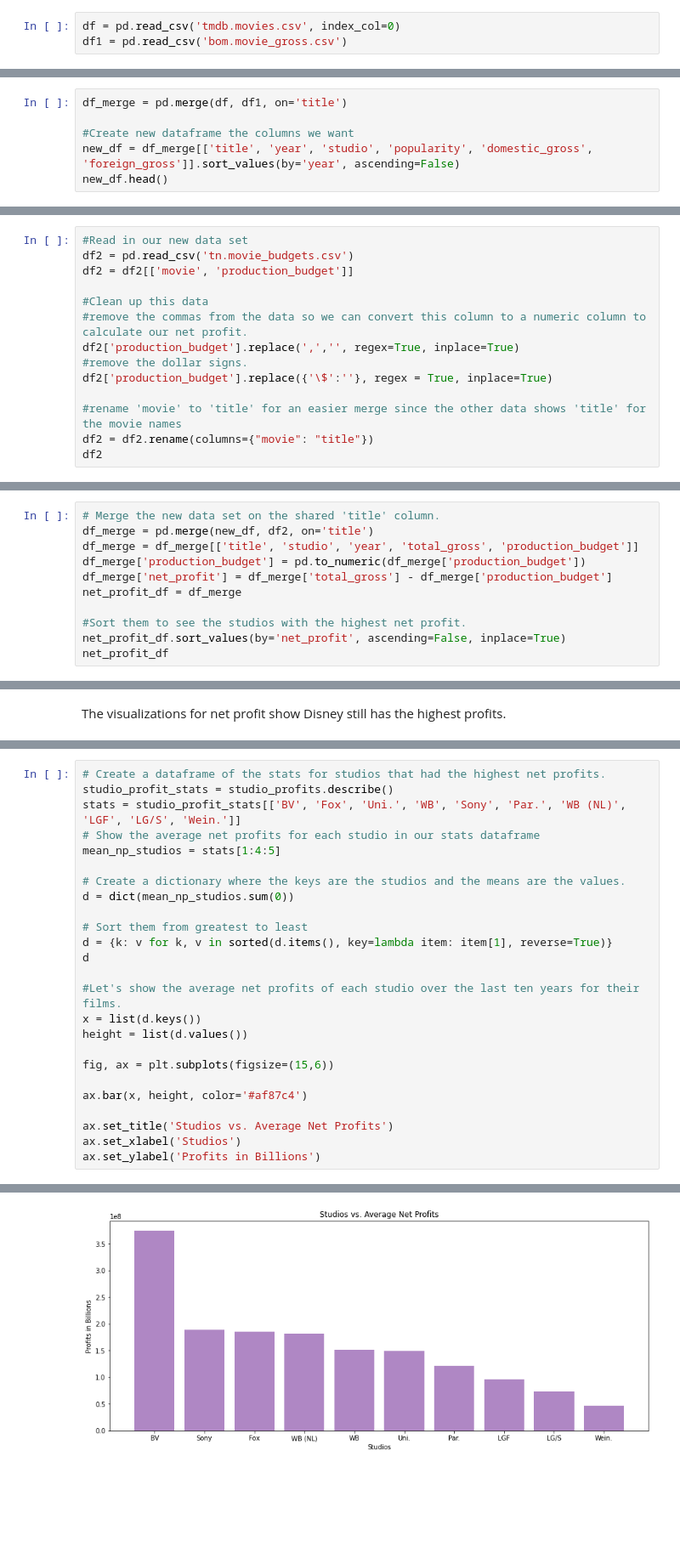
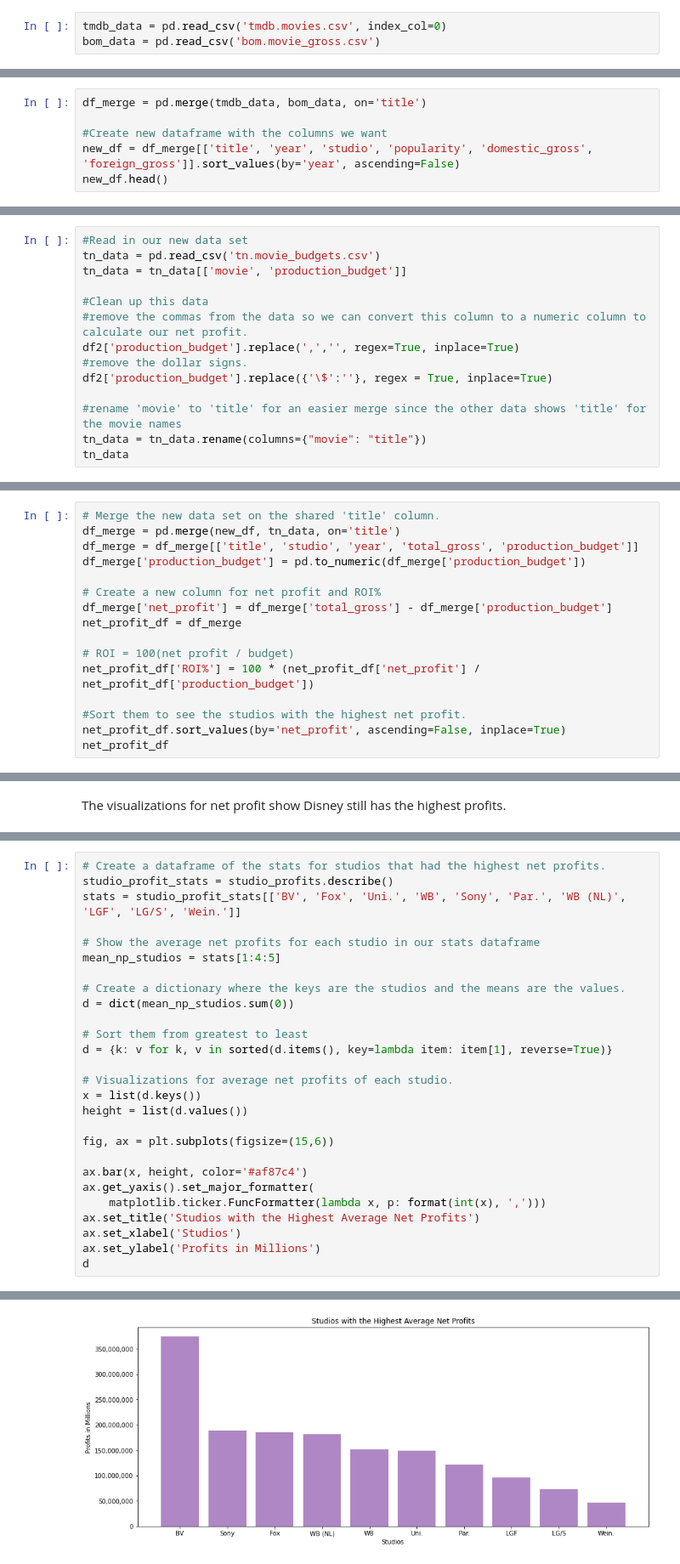
Before and after one commit to AidanStack/Movie_Data_Analysis_Project, a Jupyter notebook: Jen's Studio to Profit Analysis.ipynb, the cells around one changed output, grey strips where cells are left out. Shown: that part at 85% size. Cells and saved outputs as stored; diff of their text form; blank space fills up the shorter version.

```diff
--- a/Jen's Studio to Profit Analysis.ipynb
+++ b/Jen's Studio to Profit Analysis.ipynb
@@ -19,6 +18,6 @@ import seaborn as sns
 ### Step 1.1:
 Reading in the data
 # %%
-df = pd.read_csv('tmdb.movies.csv', index_col=0)
-df1 = pd.read_csv('bom.movie_gross.csv')
+tmdb_data = pd.read_csv('tmdb.movies.csv', index_col=0)
+bom_data = pd.read_csv('bom.movie_gross.csv')
 # %%
@@ -44,9 +43,9 @@ df1.head()
 Examining the dataframes above, we can see that they all have a column named title. Let's merge the information on the
 title column.
 # %%
-df_merge = pd.merge(df, df1, on='title')
+df_merge = pd.merge(tmdb_data, bom_data, on='title')
 
-#Create new dataframe the columns we want
+#Create new dataframe with the columns we want
 new_df = df_merge[['title', 'year', 'studio', 'popularity', 'domestic_gross', 'foreign_gross']].sort_values(by='year', ascending=False)
 new_df.head()
 # %% [output]
@@ -248,7 +249,7 @@ I'll bring in new data that contains the production budgets so I can calculate n
 # %%
 #Read in our new data set
-df2 = pd.read_csv('tn.movie_budgets.csv')
-df2 = df2[['movie', 'production_budget']]
+tn_data = pd.read_csv('tn.movie_budgets.csv')
+tn_data = tn_data[['movie', 'production_budget']]
 
 #Clean up this data
 #remove the commas from the data so we can convert this column to a numeric column to calculate our net profit.
@@ -257,8 +258,8 @@ df2['production_budget'].replace(',','', regex=True, inplace=True)
 df2['production_budget'].replace({'\$':''}, regex = True, inplace=True)
 
 #rename 'movie' to 'title' for an easier merge since the other data shows 'title' for the movie names
-df2 = df2.rename(columns={"movie": "title"})
-df2
+tn_data = tn_data.rename(columns={"movie": "title"})
+tn_data
 # %% [output]
 |  | title | production_budget |
 | 0 | Avatar | 425000000 |
@@ -277,11 +278,16 @@ df2
 ### Step 4.1 Merge the new data
 # %%
 # Merge the new data set on the shared 'title' column.
-df_merge = pd.merge(new_df, df2, on='title')
+df_merge = pd.merge(new_df, tn_data, on='title')
 df_merge = df_merge[['title', 'studio', 'year', 'total_gross', 'production_budget']]
 df_merge['production_budget'] = pd.to_numeric(df_merge['production_budget'])
+
+# Create a new column for net profit and ROI%
 df_merge['net_profit'] = df_merge['total_gross'] - df_merge['production_budget']
 net_profit_df = df_merge
+
+# ROI = 100(net profit / budget)
+net_profit_df['ROI%'] = 100 * (net_profit_df['net_profit'] / net_profit_df['production_budget'])
 
 #Sort them to see the studios with the highest net profit.
 net_profit_df.sort_values(by='net_profit', ascending=False, inplace=True)
@@ -363,6 +452,7 @@ I'll examine the net profits that each studio made on average for each movie.
 # Create a dataframe of the stats for studios that had the highest net profits.
 studio_profit_stats = studio_profits.describe()
 stats = studio_profit_stats[['BV', 'Fox', 'Uni.', 'WB', 'Sony', 'Par.', 'WB (NL)', 'LGF', 'LG/S', 'Wein.']]
+
 # Show the average net profits for each studio in our stats dataframe
 mean_np_studios = stats[1:4:5]
 
@@ -371,17 +461,18 @@ d = dict(mean_np_studios.sum(0))
 
 # Sort them from greatest to least
 d = {k: v for k, v in sorted(d.items(), key=lambda item: item[1], reverse=True)}
-d
 
-#Let's show the average net profits of each studio over the last ten years for their films.
+# Visualizations for average net profits of each studio.
 x = list(d.keys())
 height = list(d.values())
 
 fig, ax = plt.subplots(figsize=(15,6))
 
 ax.bar(x, height, color='#af87c4')
-
-ax.set_title('Studios vs. Average Net Profits')
+ax.get_yaxis().set_major_formatter(
+    matplotlib.ticker.FuncFormatter(lambda x, p: format(int(x), ',')))
+ax.set_title('Studios with the Highest Average Net Profits')
 ax.set_xlabel('Studios')
-ax.set_ylabel('Profits in Billions')
+ax.set_ylabel('Profits in Millions')
+d
 # %% [output]
@@ -389 +489 @@ Text(0, 0.5, 'Profits in Billions')
-[figure, old version]
+[figure, new version]
```
Also changed, not shown: parts of 24 cells of this notebook.
